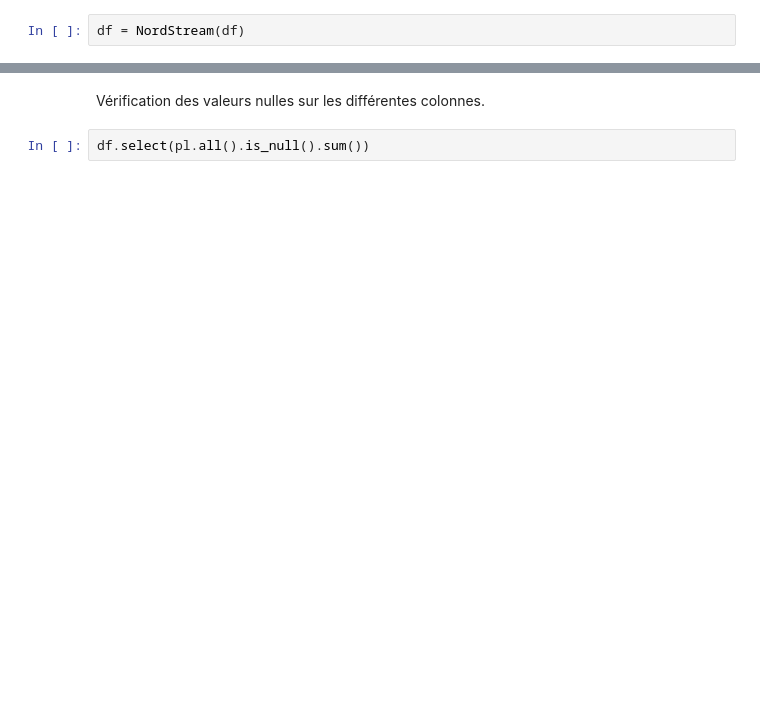
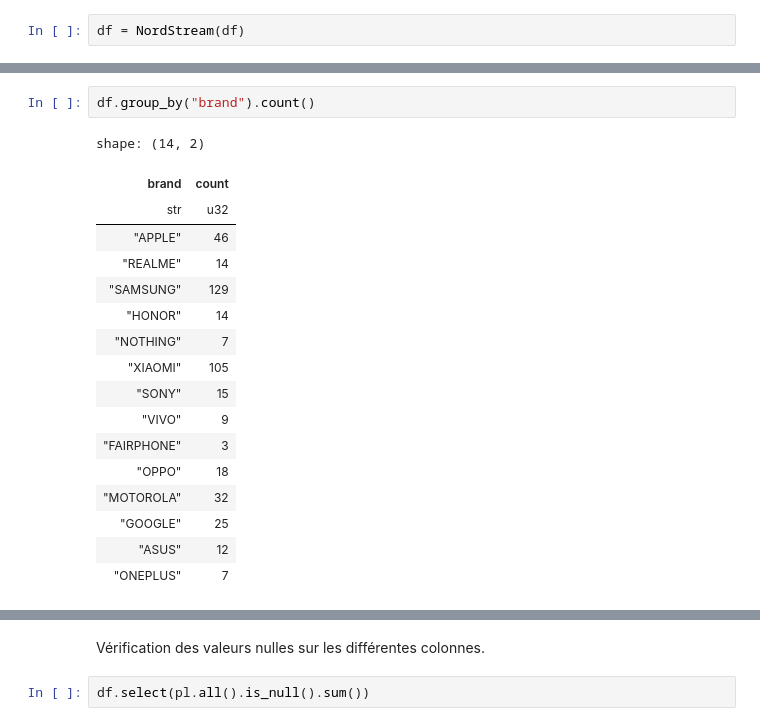
Before and after one commit to aybuke-b/3R, a Jupyter notebook: Web_Scraping/new_notebook.ipynb, the cells around one changed output, grey strips where cells are left out. Cells and saved outputs as stored; diff of their text form; blank space fills up the shorter version.

```diff
--- a/Web_Scraping/new_notebook.ipynb
+++ b/Web_Scraping/new_notebook.ipynb
@@ -47,0 +79,20 @@ df = NordStream(df)
+# %%
+df.group_by("brand").count()
+# %% [output]
+shape: (14, 2)
+| brand | count |
+| str | u32 |
+| "APPLE" | 46 |
+| "REALME" | 14 |
+| "SAMSUNG" | 129 |
+| "HONOR" | 14 |
+| "NOTHING" | 7 |
+| "XIAOMI" | 105 |
+| "SONY" | 15 |
+| "VIVO" | 9 |
+| "FAIRPHONE" | 3 |
+| "OPPO" | 18 |
+| "MOTOROLA" | 32 |
+| "GOOGLE" | 25 |
+| "ASUS" | 12 |
+| "ONEPLUS" | 7 |
```
Also changed, not shown: parts of 16 cells of this notebook, 3 other files.
